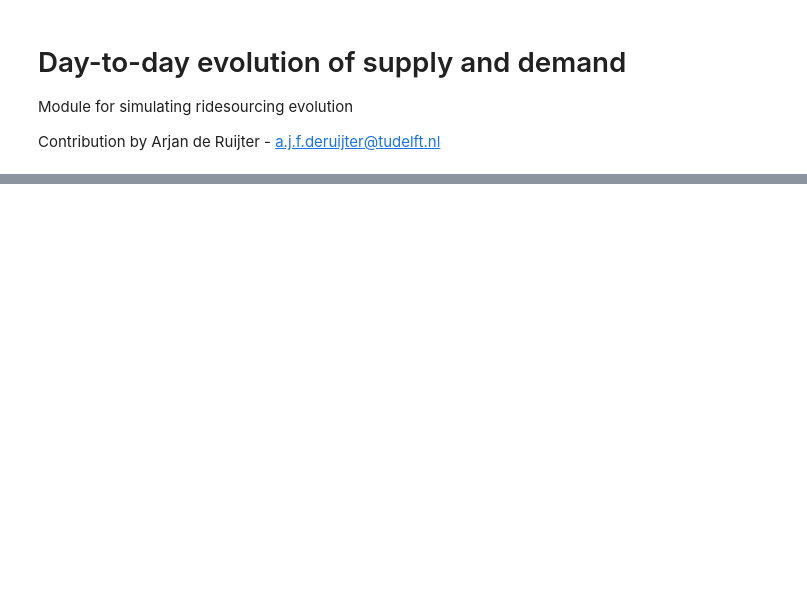
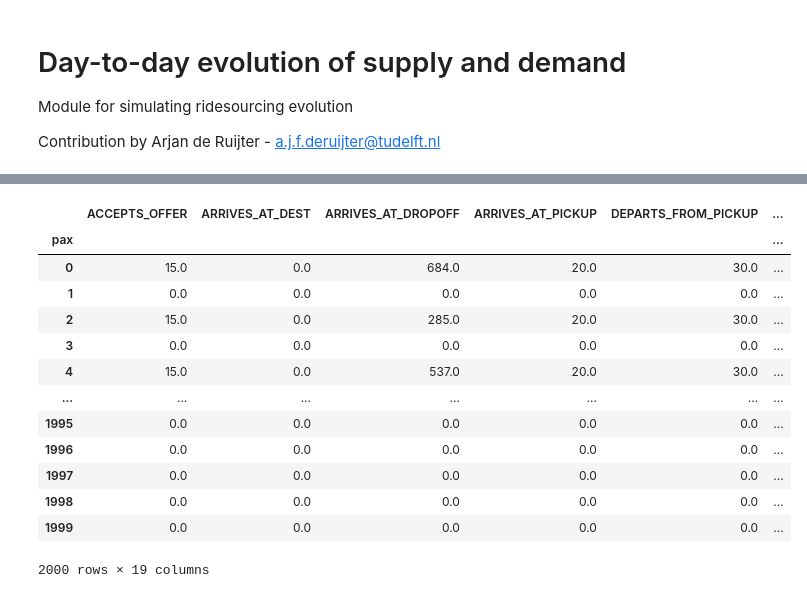
Before and after one commit to RafalKucharskiPK/MaaSSim, a Jupyter notebook: docs/Experiments/E_05_Two-sided-evolution.ipynb, the cells around one changed output, grey strips where cells are left out. Saved outputs shown, nothing was run; the diff lists cells and outputs as text; code cells hidden in the pictures; blank space fills up the shorter version.

```diff
--- a/docs/Experiments/E_05_Two-sided-evolution.ipynb
+++ b/docs/Experiments/E_05_Two-sided-evolution.ipynb
@@ -231,0 +262,17 @@ evol_agg.supply
+# %%
+sim.res[2].pax_exp
+# %% [output]
+|  | ACCEPTS_OFFER | ARRIVES_AT_DEST | ARRIVES_AT_DROPOFF | ARRIVES_AT_PICKUP | DEPARTS_FROM_PICKUP | ... |
+| pax |  |  |  |  |  | ... |
+| 0 | 15.0 | 0.0 | 684.0 | 20.0 | 30.0 | ... |
+| 1 | 0.0 | 0.0 | 0.0 | 0.0 | 0.0 | ... |
+| 2 | 15.0 | 0.0 | 285.0 | 20.0 | 30.0 | ... |
+| 3 | 0.0 | 0.0 | 0.0 | 0.0 | 0.0 | ... |
+| 4 | 15.0 | 0.0 | 537.0 | 20.0 | 30.0 | ... |
+| ... | ... | ... | ... | ... | ... | ... |
+| 1995 | 0.0 | 0.0 | 0.0 | 0.0 | 0.0 | ... |
+| 1996 | 0.0 | 0.0 | 0.0 | 0.0 | 0.0 | ... |
+| 1997 | 0.0 | 0.0 | 0.0 | 0.0 | 0.0 | ... |
+| 1998 | 0.0 | 0.0 | 0.0 | 0.0 | 0.0 | ... |
+| 1999 | 0.0 | 0.0 | 0.0 | 0.0 | 0.0 | ... |
+2000 rows × 19 columns
```
Also changed, not shown: parts of 13 cells of this notebook, 1 other file.
